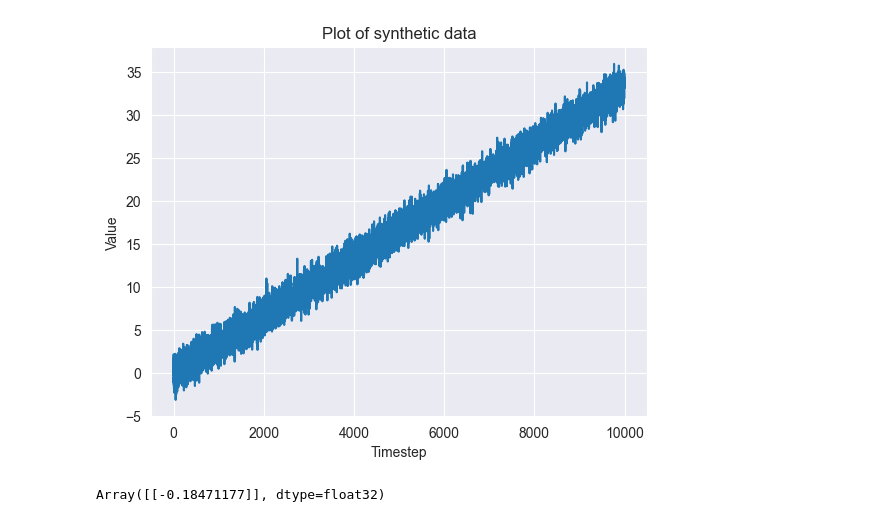
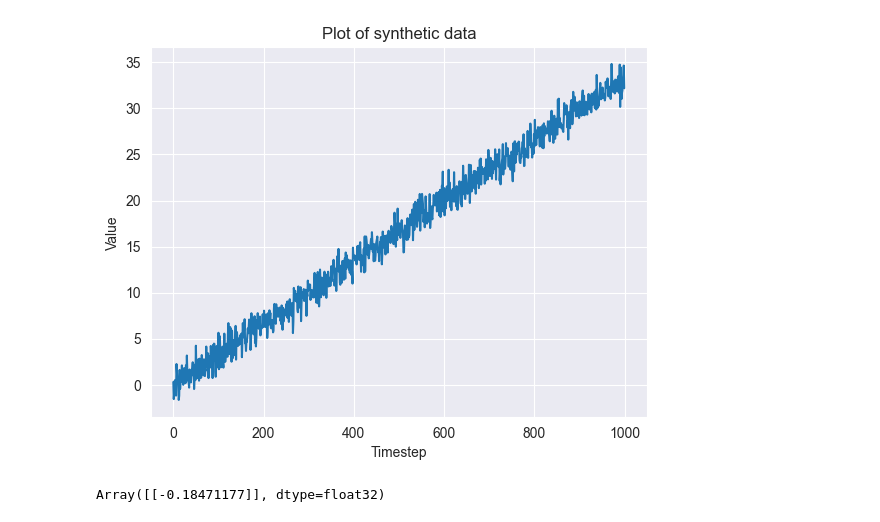
Before and after one commit to nixonwidjaja/dsa4212, a Jupyter notebook: lstm/lstm_test.ipynb, the cells around one changed output. Cells and saved outputs as stored; diff of their text form; code cells hidden in the pictures.

```diff
--- a/lstm/lstm_test.ipynb
+++ b/lstm/lstm_test.ipynb
@@ -8,17 +7,17 @@ import flax
 import optax
 sns.set_style("darkgrid")
 # %%
-points = 10000
+points = 1000
 key = jax.random.PRNGKey(seed=42)
 # %%
-data = jnp.sin(jnp.arange(0, points)) * jnp.cos(jnp.arange(0, points)) + jnp.arange(0, points) * 1/300 + jax.random.normal(key=key, shape=(points,))
+data = jnp.arange(0, points) * 1/30 + jax.random.normal(key=key, shape=(points,))
 sns.lineplot(data)
 plt.title("Plot of synthetic data")
 plt.xlabel("Timestep")
 plt.ylabel("Value")
 plt.show();
 # %% [output]
-[figure, old version]
+[figure, new version]
 # %%
 from lstm import LSTM
 from pprint import pprint
```
Also changed, not shown: parts of 32 cells of this notebook, 4 other files.
